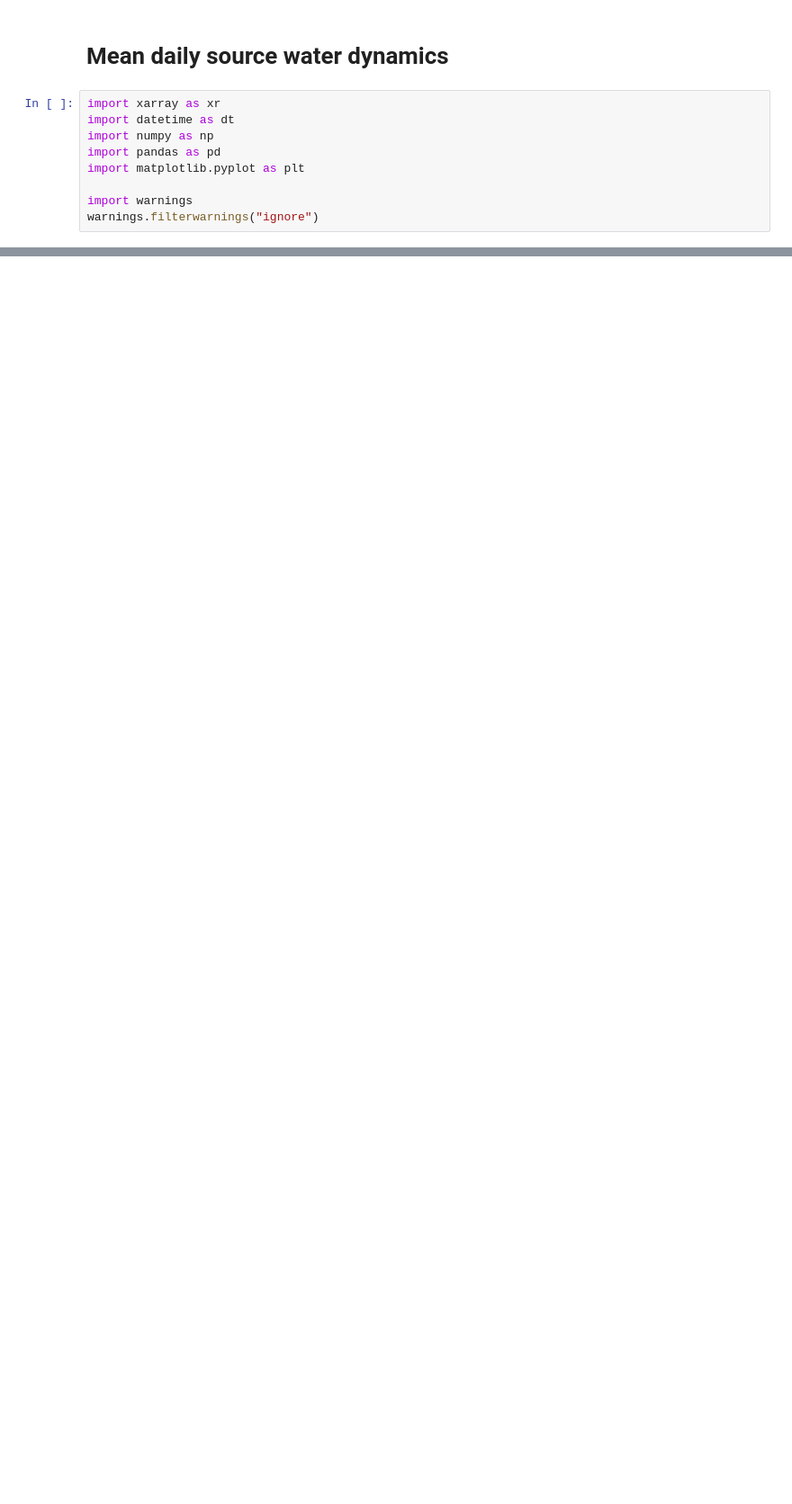
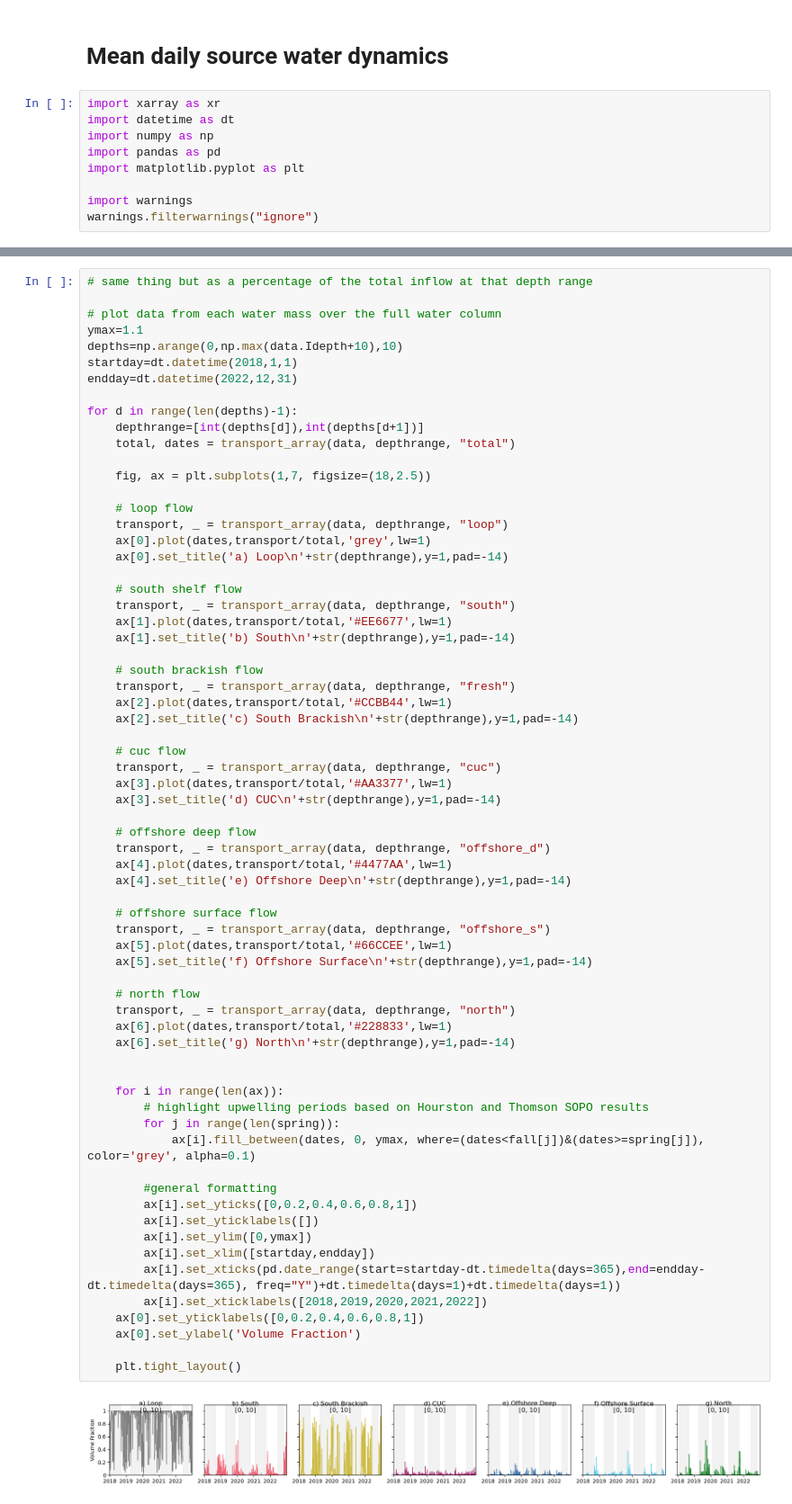
Before and after one commit to UBC-MOAD/analysis-becca, a Jupyter notebook: projections/quant_dynamics.ipynb, the cells around one changed output, grey strips where cells are left out. Shown at 90% size. Cells and saved outputs as stored; diff of their text form; blank space fills up the shorter version.

```diff
--- a/projections/quant_dynamics.ipynb
+++ b/projections/quant_dynamics.ipynb
@@ -374,0 +258,69 @@ plt.savefig('./figures/total_dynamics.pdf')
+# %%
+# same thing but as a percentage of the total inflow at that depth range
+
+# plot data from each water mass over the full water column
+ymax=1.1
+depths=np.arange(0,np.max(data.Idepth+10),10)
+startday=dt.datetime(2018,1,1)
+endday=dt.datetime(2022,12,31)
+
+for d in range(len(depths)-1):
+    depthrange=[int(depths[d]),int(depths[d+1])]
+    total, dates = transport_array(data, depthrange, "total")
+
+    fig, ax = plt.subplots(1,7, figsize=(18,2.5))
+
+    # loop flow
+    transport, _ = transport_array(data, depthrange, "loop")
+    ax[0].plot(dates,transport/total,'grey',lw=1)
+    ax[0].set_title('a) Loop\n'+str(depthrange),y=1,pad=-14)
+
+    # south shelf flow
+    transport, _ = transport_array(data, depthrange, "south")
+    ax[1].plot(dates,transport/total,'#EE6677',lw=1)
+    ax[1].set_title('b) South\n'+str(depthrange),y=1,pad=-14)
+
+    # south brackish flow
+    transport, _ = transport_array(data, depthrange, "fresh")
+    ax[2].plot(dates,transport/total,'#CCBB44',lw=1)
+    ax[2].set_title('c) South Brackish\n'+str(depthrange),y=1,pad=-14)
+
+    # cuc flow
+    transport, _ = transport_array(data, depthrange, "cuc")
+    ax[3].plot(dates,transport/total,'#AA3377',lw=1)
+    ax[3].set_title('d) CUC\n'+str(depthrange),y=1,pad=-14)
+
+    # offshore deep flow
+    transport, _ = transport_array(data, depthrange, "offshore_d")
+    ax[4].plot(dates,transport/total,'#4477AA',lw=1)
+    ax[4].set_title('e) Offshore Deep\n'+str(depthrange),y=1,pad=-14)
+
+    # offshore surface flow
+    transport, _ = transport_array(data, depthrange, "offshore_s")
+    ax[5].plot(dates,transport/total,'#66CCEE',lw=1)
+    ax[5].set_title('f) Offshore Surface\n'+str(depthrange),y=1,pad=-14)
+
+    # north flow
+    transport, _ = transport_array(data, depthrange, "north")
+    ax[6].plot(dates,transport/total,'#228833',lw=1)
+    ax[6].set_title('g) North\n'+str(depthrange),y=1,pad=-14)
+
+
+    for i in range(len(ax)):
+        # highlight upwelling periods based on Hourston and Thomson SOPO results
+        for j in range(len(spring)):
+            ax[i].fill_between(dates, 0, ymax, where=(dates<fall[j])&(dates>=spring[j]), color='grey', alpha=0.1)
+
+        #general formatting
+        ax[i].set_yticks([0,0.2,0.4,0.6,0.8,1])
+        ax[i].set_yticklabels([])
+        ax[i].set_ylim([0,ymax])
+        ax[i].set_xlim([startday,endday])
+        ax[i].set_xticks(pd.date_range(start=startday-dt.timedelta(days=365),end=endday-dt.timedelta(days=365), freq="Y")+dt.timedelta(days=1)+dt.timedelta(days=1))
+        ax[i].set_xticklabels([2018,2019,2020,2021,2022])
+    ax[0].set_yticklabels([0,0.2,0.4,0.6,0.8,1])
+    ax[0].set_ylabel('Volume Fraction')
+
+    plt.tight_layout()
+# %% [output]
+[figure, added]
```
Also changed, not shown: parts of 13 cells of this notebook.
